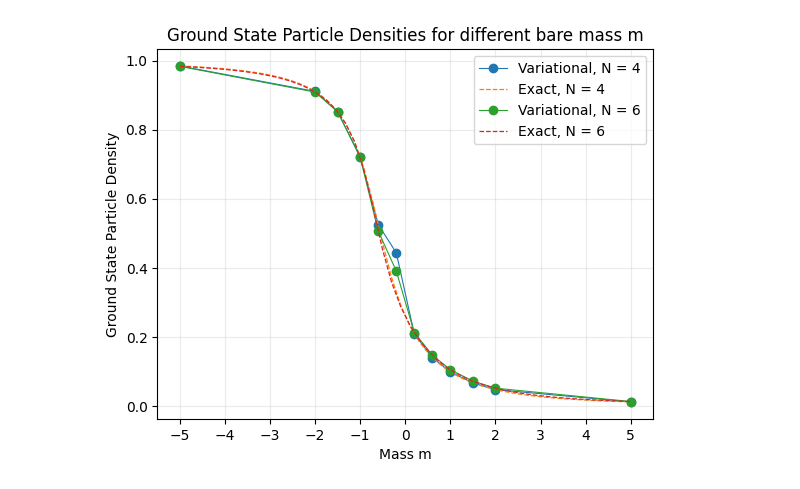
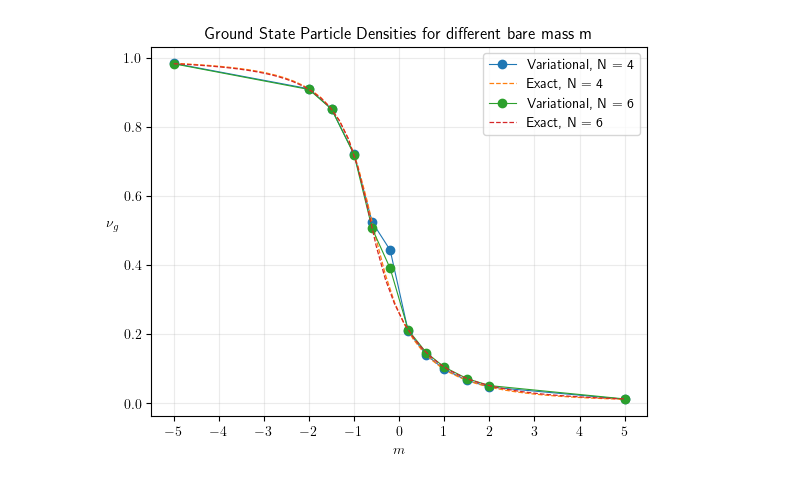
Before and after one commit to adithyarao3103/Schwinger-Model, a Jupyter notebook: adiabatic_evolution_gs_schwinger.ipynb, the cells around one changed output. Saved outputs shown, nothing was run; the diff lists cells and outputs as text; code cells hidden in the pictures.

```diff
--- a/adiabatic_evolution_gs_schwinger.ipynb
+++ b/adiabatic_evolution_gs_schwinger.ipynb
@@ -4,6 +4,7 @@ from scipy import linalg
 from tqdm.notebook import tqdm
 import matplotlib.pyplot as plt
 from IPython.display import clear_output
+plt.rcParams['text.usetex'] = True
 # %%
 class statevector(np.ndarray): #extends the np.ndarray class to add functionalities like normalize, evolve under hamiltonian and also obtain density matrix
     def __new__(cls, input_array):
@@ -314,17 +336,18 @@ for i in range(len(num_sites)):
 # %%
 fig, ax = plt.subplots()
 for i in range(len(num_sites)):
     ax.plot(masses, particle_densities[i], '.-', linewidth=0.8, markersize=12, label=f'Variational, N = {num_sites[i]}')
     ax.plot(masses_e, particle_densities_e[i], '--', linewidth=0.9, label=f'Exact, N = {num_sites[i]}')
 ax.set_xticks(np.linspace(-5, 5, 11))
-ax.set_xlabel("Mass m")
-ax.set_ylabel("Ground State Particle Density")
+ax.set_xlabel(r"$m$")
+ax.set_ylabel(r"$\nu_g$")
+ax.yaxis.label.set(rotation='horizontal', ha='right')
 ax.set_title("Ground State Particle Densities for different bare mass m")
 ax.legend(loc='best')
 
 plt.grid(True, alpha=0.25)
 # %% [output]
-[figure, old version]
+[figure, new version]
 # %%
 order_parameters = []
 for i in range(len(num_sites)):
```
Also changed, not shown: parts of 11 cells of this notebook, 10 other files.
